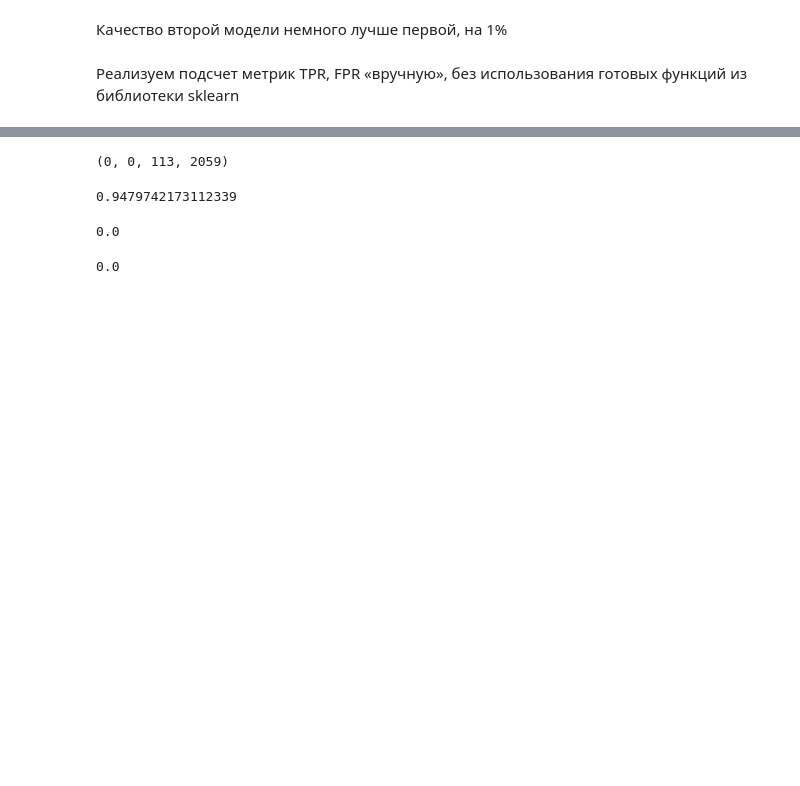
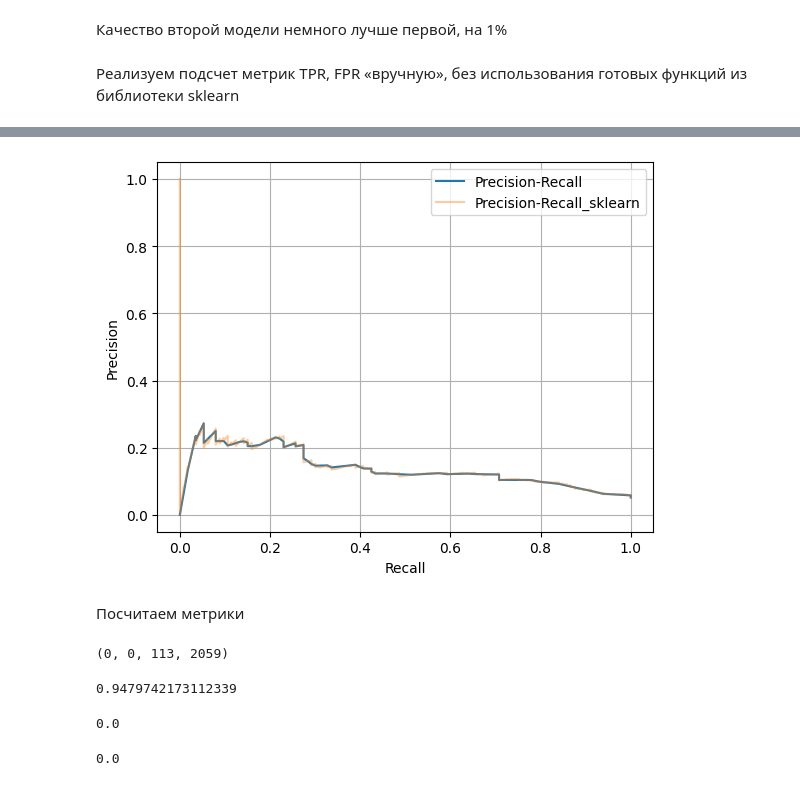
Before and after one commit to Nerobite/features_building_models, a Jupyter notebook: Assessing model accuracy.ipynb, the cells around one changed output, grey strips where cells are left out. Cells and saved outputs as stored; diff of their text form; code cells hidden in the pictures; blank space fills up the shorter version.

```diff
--- a/Assessing model accuracy.ipynb
+++ b/Assessing model accuracy.ipynb
@@ -304,3 +345,16 @@ for predicted_prob, actual in zip(predictions[:, 1], Y_test_g):
+# %%
+plt.plot(recalls, precisions, label='Precision-Recall' )
+plt.plot(recall_g, precision_g, label='Precision-Recall_sklearn' , alpha=0.4)
+plt.xlabel('Recall')
+plt.ylabel('Precision')
+
+plt.legend(loc=0)
+plt.grid()
+plt.show()
+# %% [output]
+[figure, added]
+# %% [markdown]
+Посчитаем метрики
 # %%
 tp, fp, fn, tn
 # %% [output]
```
Also changed, not shown: parts of 37 cells of this notebook.
